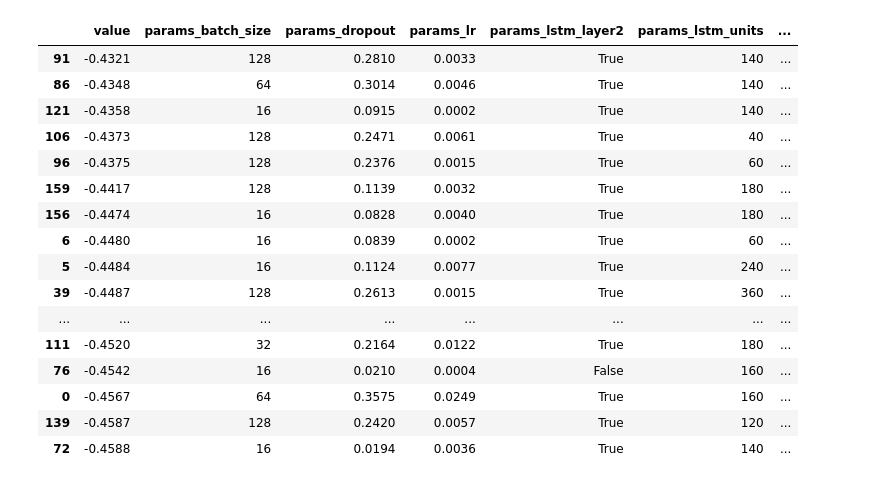
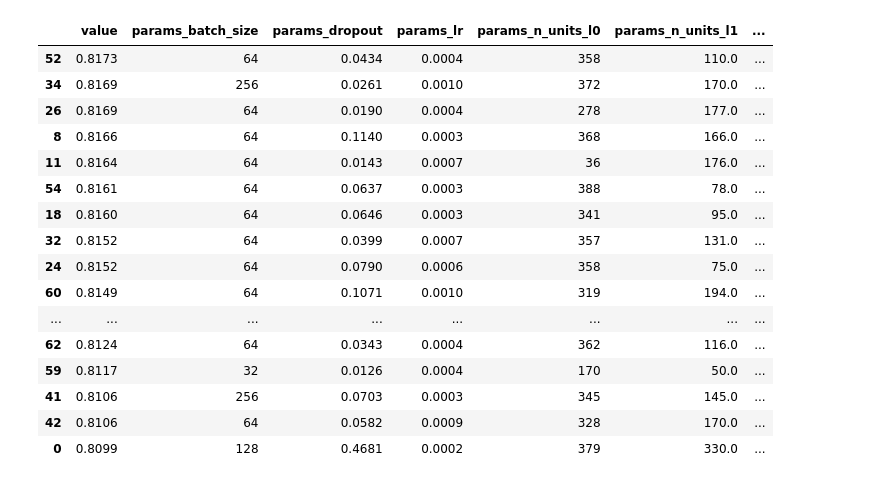
Before and after one commit to NoahHA/tth-ML-project, a Jupyter notebook: notebooks/data_analysis/hyperparameter_analysis.ipynb, the cells around one changed output. Saved outputs shown, nothing was run; the diff lists cells and outputs as text; code cells hidden in the pictures.

Commit message:
add FNN hyperparameter optimizatioon

```diff
--- a/notebooks/data_analysis/hyperparameter_analysis.ipynb
+++ b/notebooks/data_analysis/hyperparameter_analysis.ipynb
@@ -36,2 +5,14 @@ best val: 0.4321
+# %%
+# loads study
+study_name = "bayesian_opt_FNN"
+storage_name = f"sqlite:///C:/Users/Noaja/Downloads/msci_project/tth-ML-project/models/hyperparam_dbs/{study_name}.db"
+study = optuna.load_study(study_name=study_name, storage=storage_name)
+# %%
+# loads study
+study_name = "bayesian_opt_FNN"
+storage_name = f"sqlite:///C:/Users/Noaja/Downloads/msci_project/tth-ML-project/models/hyperparam_dbs/{study_name}.db"
+study = optuna.load_study(study_name=study_name, storage=storage_name)
+
+optuna.visualization.plot_optimization_history(study)
 # %%
 optuna.visualization.plot_param_importances(study)
@@ -42,22 +21,24 @@ optuna.visualization.plot_parallel_coordinate(study)
 # %%
 optuna.visualization.plot_slice(study)
 # %%
+# converts study to DataFrame
+df = study.trials_dataframe(attrs=("value", "params"))
 round(df.sort_values(by=['value'], ascending=False), 4).head(20)
 # %% [output]
-|  | value | params_batch_size | params_dropout | params_lr | params_lstm_layer2 | params_lstm_units | ... |
-| 91 | -0.4321 | 128 | 0.2810 | 0.0033 | True | 140 | ... |
-| 86 | -0.4348 | 64 | 0.3014 | 0.0046 | True | 140 | ... |
-| 121 | -0.4358 | 16 | 0.0915 | 0.0002 | True | 140 | ... |
-| 106 | -0.4373 | 128 | 0.2471 | 0.0061 | True | 40 | ... |
-| 96 | -0.4375 | 128 | 0.2376 | 0.0015 | True | 60 | ... |
-| 159 | -0.4417 | 128 | 0.1139 | 0.0032 | True | 180 | ... |
-| 156 | -0.4474 | 16 | 0.0828 | 0.0040 | True | 180 | ... |
-| 6 | -0.4480 | 16 | 0.0839 | 0.0002 | True | 60 | ... |
-| 5 | -0.4484 | 16 | 0.1124 | 0.0077 | True | 240 | ... |
-| 39 | -0.4487 | 128 | 0.2613 | 0.0015 | True | 360 | ... |
+|  | value | params_batch_size | params_dropout | params_lr | params_n_units_l0 | params_n_units_l1 | ... |
+| 52 | 0.8173 | 64 | 0.0434 | 0.0004 | 358 | 110.0 | ... |
+| 34 | 0.8169 | 256 | 0.0261 | 0.0010 | 372 | 170.0 | ... |
+| 26 | 0.8169 | 64 | 0.0190 | 0.0004 | 278 | 177.0 | ... |
+| 8 | 0.8166 | 64 | 0.1140 | 0.0003 | 368 | 166.0 | ... |
+| 11 | 0.8164 | 64 | 0.0143 | 0.0007 | 36 | 176.0 | ... |
+| 54 | 0.8161 | 64 | 0.0637 | 0.0003 | 388 | 78.0 | ... |
+| 18 | 0.8160 | 64 | 0.0646 | 0.0003 | 341 | 95.0 | ... |
+| 32 | 0.8152 | 64 | 0.0399 | 0.0007 | 357 | 131.0 | ... |
+| 24 | 0.8152 | 64 | 0.0790 | 0.0006 | 358 | 75.0 | ... |
+| 60 | 0.8149 | 64 | 0.1071 | 0.0010 | 319 | 194.0 | ... |
 | ... | ... | ... | ... | ... | ... | ... | ... |
-| 111 | -0.4520 | 32 | 0.2164 | 0.0122 | True | 180 | ... |
-| 76 | -0.4542 | 16 | 0.0210 | 0.0004 | False | 160 | ... |
-| 0 | -0.4567 | 64 | 0.3575 | 0.0249 | True | 160 | ... |
-| 139 | -0.4587 | 128 | 0.2420 | 0.0057 | True | 120 | ... |
-| 72 | -0.4588 | 16 | 0.0194 | 0.0036 | True | 140 | ... |
+| 62 | 0.8124 | 64 | 0.0343 | 0.0004 | 362 | 116.0 | ... |
+| 59 | 0.8117 | 32 | 0.0126 | 0.0004 | 170 | 50.0 | ... |
+| 41 | 0.8106 | 256 | 0.0703 | 0.0003 | 345 | 145.0 | ... |
+| 42 | 0.8106 | 64 | 0.0582 | 0.0009 | 328 | 170.0 | ... |
+| 0 | 0.8099 | 128 | 0.4681 | 0.0002 | 379 | 330.0 | ... |
```
Also changed, not shown: parts of 4 cells of this notebook, 2 other files.
